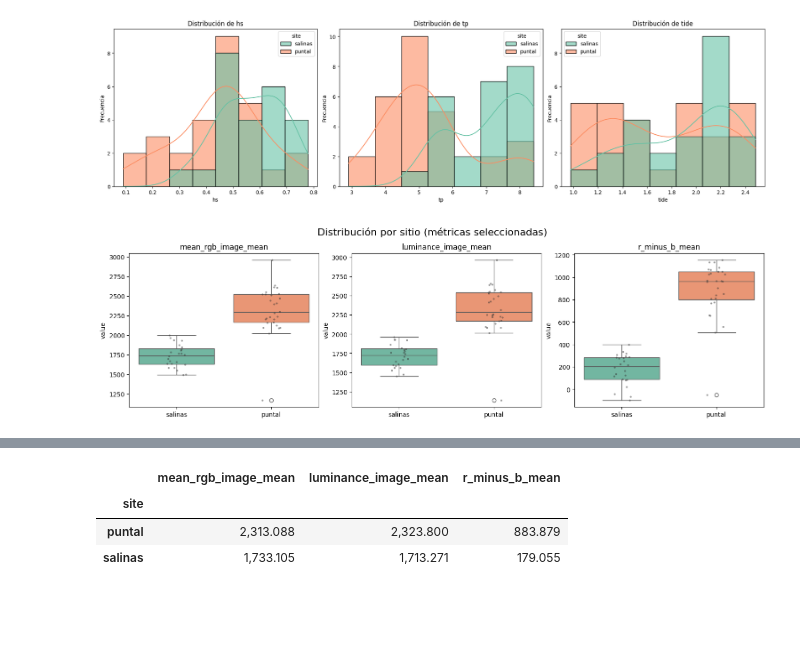
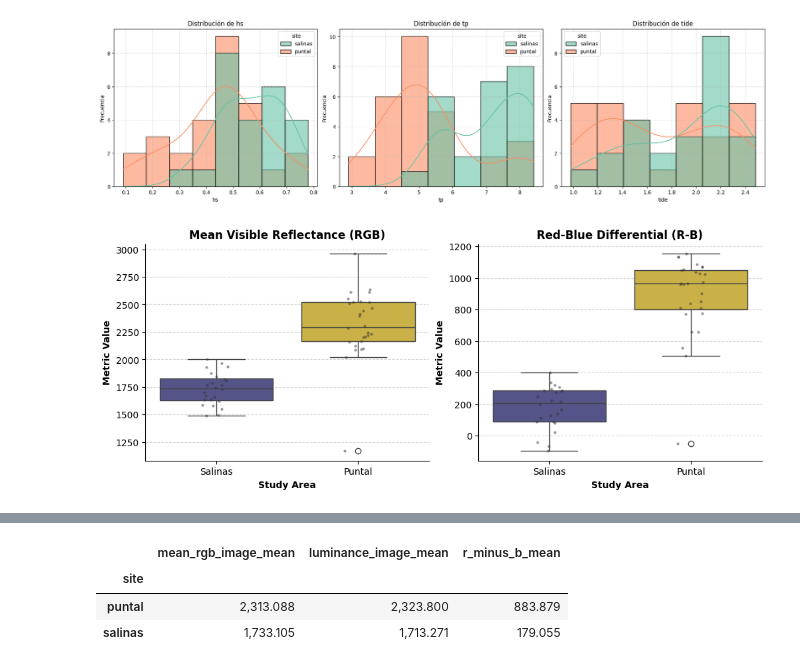
Before and after one commit to AlbertGallegoJimenez/sentinel2-coastline-benchmarking, a Jupyter notebook: notebooks/evaluate_brightness.ipynb, the cells around one changed output, grey strips where cells are left out. Cells and saved outputs as stored; diff of their text form; code cells hidden in the pictures; blank space fills up the shorter version.

```diff
--- a/notebooks/evaluate_brightness.ipynb
+++ b/notebooks/evaluate_brightness.ipynb
@@ -76,29 +107,43 @@ for i, ocean_var in enumerate(ocean_cols):
 # %% [output]
 [figure]
 # %%
+focus_metrics = ['mean_rgb_image_mean', 'r_minus_b_mean']
+focus_metrics_labels = {
+    'mean_rgb_image_mean': 'Mean Visible Reflectance (RGB)',
+    'r_minus_b_mean': 'Red-Blue Differential (R-B)'
+}
+
 # Comparación directa entre sitios para métricas recomendadas
 plot_df = df.melt(id_vars=[site_col], value_vars=focus_metrics,
                   var_name="metric", value_name="value").dropna()
 
 n_metrics = len(focus_metrics)
-ncols = 3
+ncols = 2
 nrows = int(np.ceil(n_metrics / ncols))
 
 fig, axes = plt.subplots(nrows, ncols, figsize=(5 * ncols, 4 * nrows), constrained_layout=True)
 axes = np.array(axes).reshape(-1)
 
 for i, metric in enumerate(focus_metrics):
     ax = axes[i]
     d = plot_df[plot_df["metric"] == metric]
-    sns.boxplot(data=d, x=site_col, y="value", ax=ax, hue=site_col, legend=False, palette="Set2")
+    sns.boxplot(data=d, x=site_col, y="value", ax=ax, hue=site_col, legend=False, palette=palette)
     sns.stripplot(data=d, x=site_col, y="value", ax=ax, color="0.2", size=3, alpha=0.5)
-    ax.set_title(metric)
-    ax.set_xlabel("")
+    ax.set_title(focus_metrics_labels.get(metric, metric), fontweight="bold")
+    ax.set_xlabel("Study Area", fontweight="bold")
+    ax.set_ylabel("Metric Value", fontweight="bold")
+    ax.set_xticklabels([s.get_text().capitalize() for s in ax.get_xticklabels()])
+    sns.despine(ax=ax)
 
 for j in range(i + 1, len(axes)):
     axes[j].axis("off")
 
-fig.suptitle("Distribución por sitio (métricas seleccionadas)", fontsize=16, y=1.08)
+#fig.suptitle("Distribución por sitio (métricas seleccionadas)", y=1.08)
 plt.show()
+
+# Export figure
+out_dir = os.path.join("..", "results", "figures", "sand_reflectance_analysis")
+os.makedirs(out_dir, exist_ok=True)
+fig.savefig(os.path.join(out_dir, "figure_brightness_comparison_by_site.png"), dpi=300, bbox_inches="tight")
 # %% [output]
-[figure, old version]
+[figure, new version]
```
Also changed, not shown: parts of 2 cells of this notebook, 15 other files.
